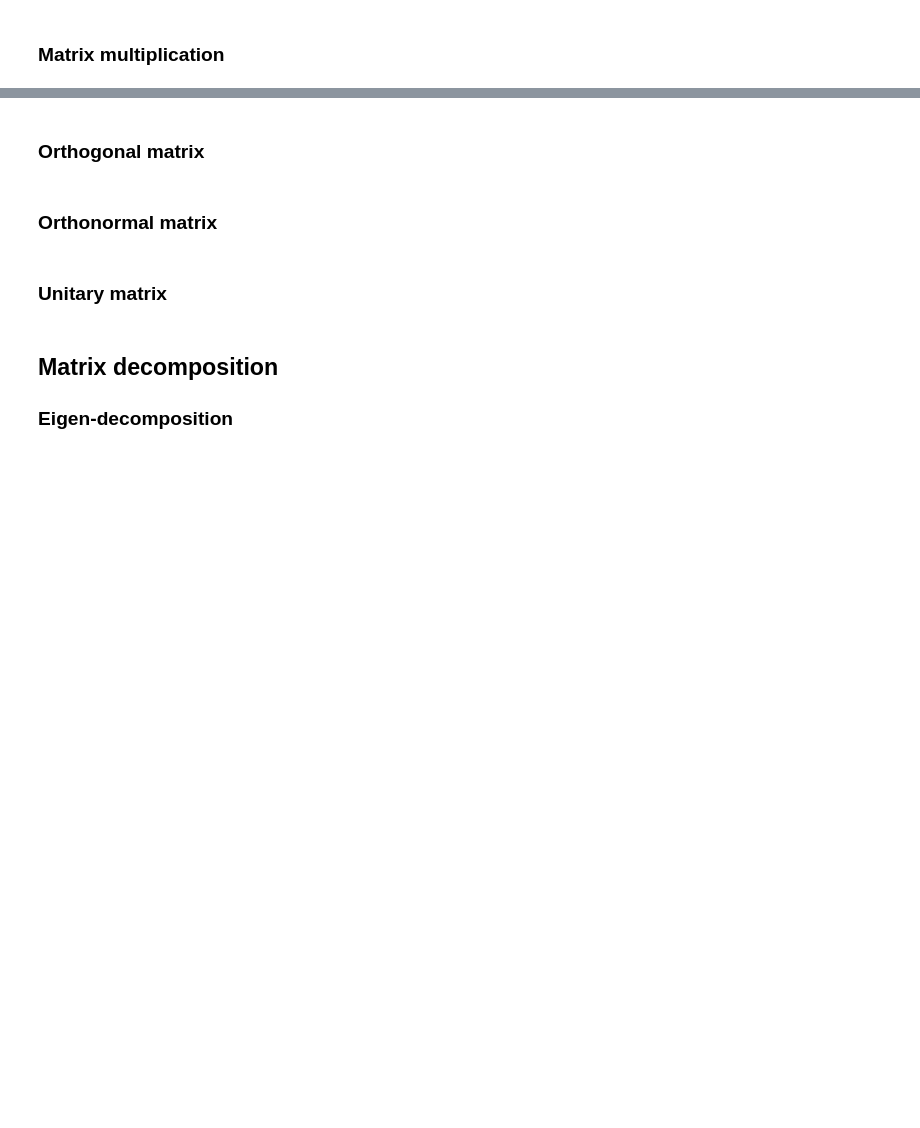
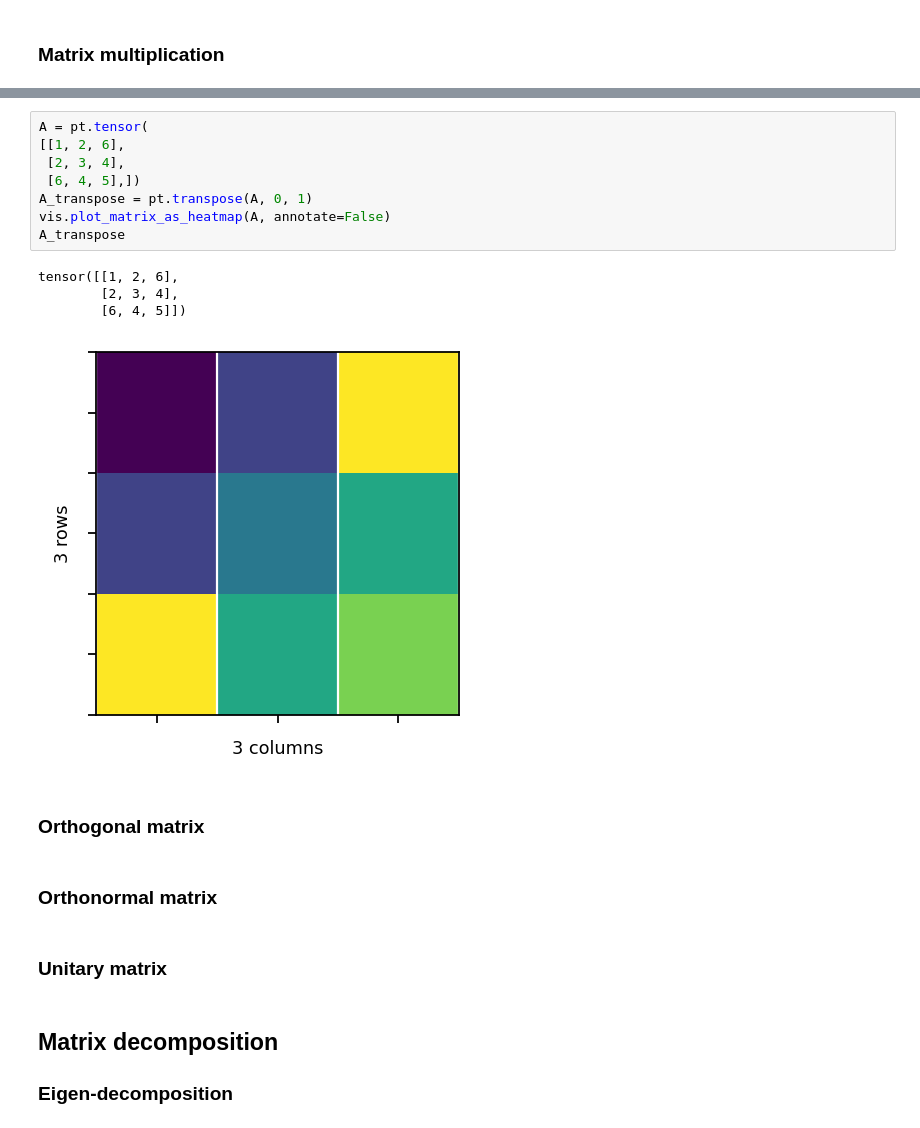
Before and after one commit to FlowModelingControl/flowtorch, a Jupyter notebook: docs/source/notebooks/linear_algebra_basics.ipynb, the cells around one changed output, grey strips where cells are left out. Cells and saved outputs as stored; diff of their text form; blank space fills up the shorter version.

```diff
--- a/docs/source/notebooks/linear_algebra_basics.ipynb
+++ b/docs/source/notebooks/linear_algebra_basics.ipynb
@@ -281,3 +381,16 @@ vis.plot_matrix_as_heatmap(identity, annotate=False)
+# %%
+A = pt.tensor(
+[[1, 2, 6],
+ [2, 3, 4],
+ [6, 4, 5],])
+A_transpose = pt.transpose(A, 0, 1)
+vis.plot_matrix_as_heatmap(A, annotate=False)
+A_transpose
+# %% [output]
+tensor([[1, 2, 6],
+        [2, 3, 4],
+        [6, 4, 5]])
+[figure, added]
 # %% [markdown]
 ### Orthogonal matrix
 # %% [markdown]
```
Also changed, not shown: parts of 20 cells of this notebook.
